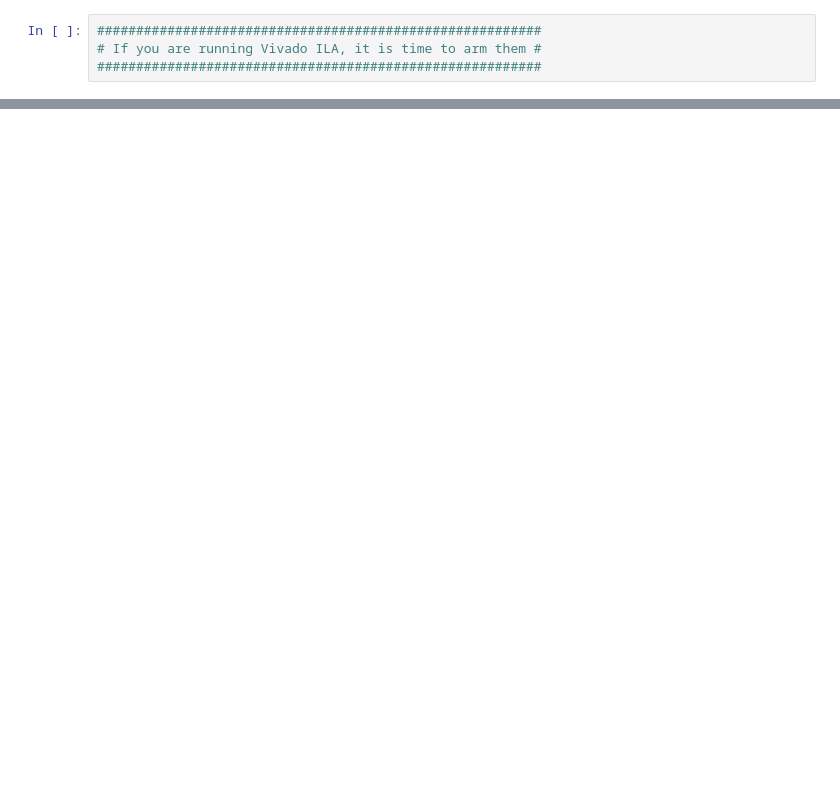
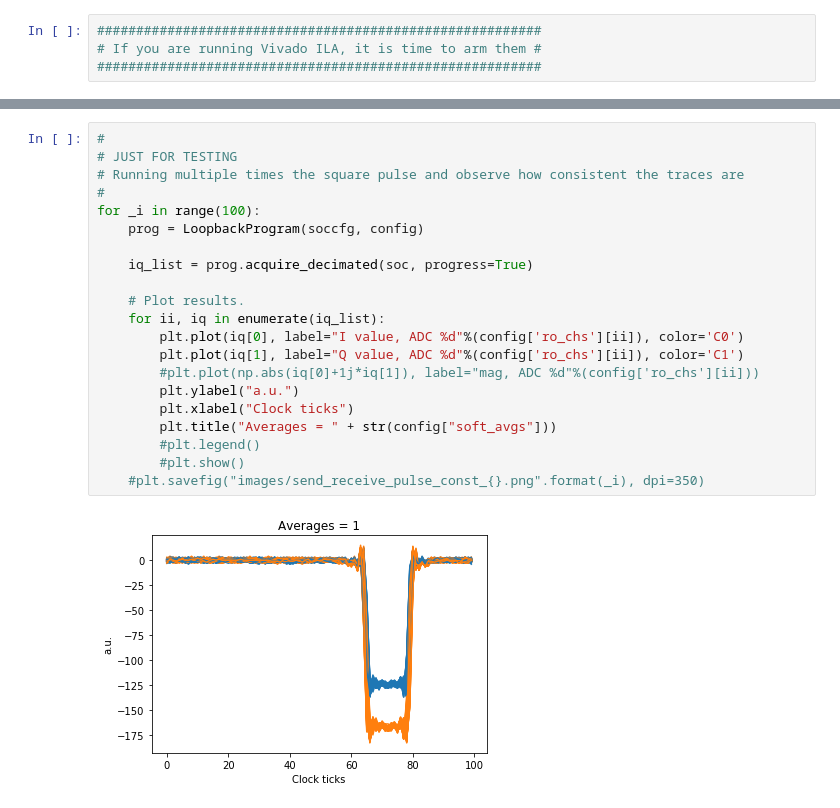
Before and after one commit to GiuseppeDiGuglielmo/qick, a Jupyter notebook: qick_ml/send_receive_pulse.ipynb, the cells around one changed output, grey strips where cells are left out. Drawn from its saved outputs; the diff is of its cells as text; blank space fills up the shorter version.

```diff
--- a/qick_ml/send_receive_pulse.ipynb
+++ b/qick_ml/send_receive_pulse.ipynb
@@ -261,0 +286,23 @@ print('Logit values as flt: [', to_float(ground_state_logit), ',', to_float(exci
+# %%
+#
+# JUST FOR TESTING
+# Running multiple times the square pulse and observe how consistent the traces are
+#
+for _i in range(100):
+    prog = LoopbackProgram(soccfg, config)
+
+    iq_list = prog.acquire_decimated(soc, progress=True)
+
+    # Plot results.
+    for ii, iq in enumerate(iq_list):
+        plt.plot(iq[0], label="I value, ADC %d"%(config['ro_chs'][ii]), color='C0')
+        plt.plot(iq[1], label="Q value, ADC %d"%(config['ro_chs'][ii]), color='C1')
+        #plt.plot(np.abs(iq[0]+1j*iq[1]), label="mag, ADC %d"%(config['ro_chs'][ii]))
+        plt.ylabel("a.u.")
+        plt.xlabel("Clock ticks")
+        plt.title("Averages = " + str(config["soft_avgs"]))
+        #plt.legend()
+        #plt.show()
+    #plt.savefig("images/send_receive_pulse_const_{}.png".format(_i), dpi=350)
+# %% [output]
+[figure, added]
```
Also changed, not shown: parts of 13 cells of this notebook.
